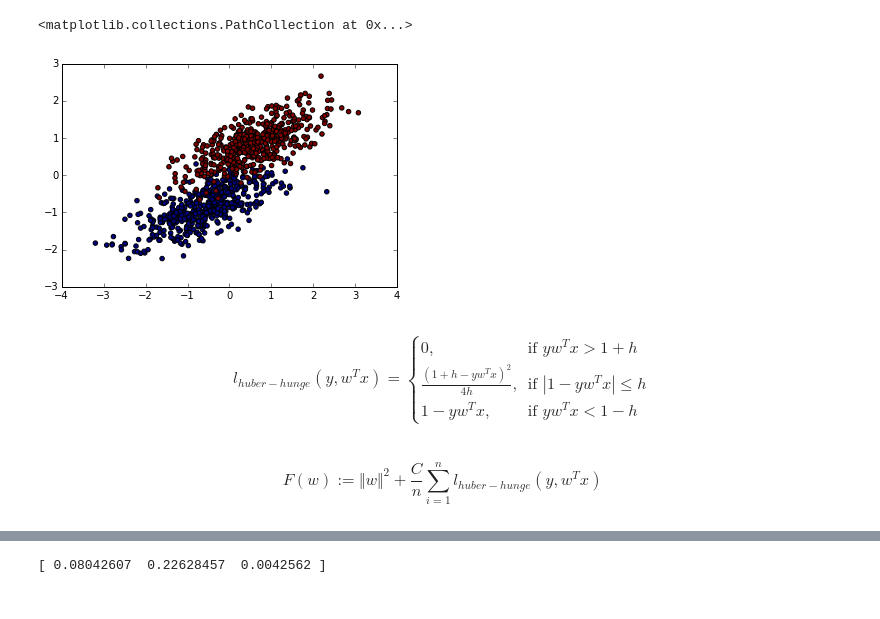
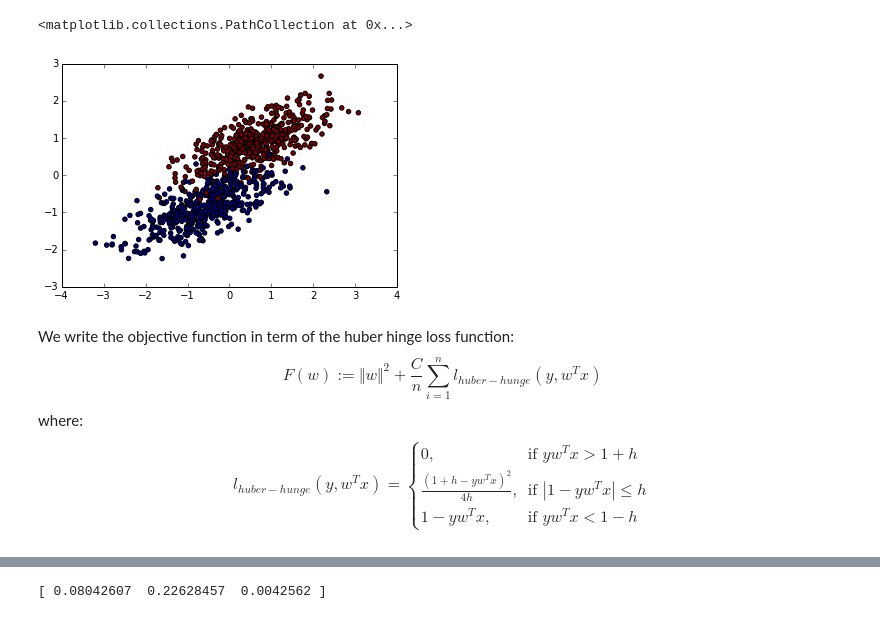
Before and after one commit to mc3784/Computational-Machine-Learning-, a Jupyter notebook: LossFunctions.ipynb, the cells around one changed output, grey strips where cells are left out. Saved outputs shown, nothing was run; the diff lists cells and outputs as text; code cells hidden in the pictures.

```diff
--- a/LossFunctions.ipynb
+++ b/LossFunctions.ipynb
@@ -78,41 +79,33 @@ $$
 # %%
-def dataset_fixed_cov():
+def dataset_fixed_cov(x1MeanDistance,x2MeanDistance,numberOfSamples=1000):
     '''Generate 2 Gaussians samples with the same covariance matrix'''
-    n, dim = 500, 2
+    n, dim = numberOfSamples/2, 2
     np.random.seed(312003)
     C = np.array([[0., -0.23], [0.83, .23]])
 # C = np.array([[0.01, 0], [0, 0.01]])
     X = np.r_[np.dot(np.random.randn(n, dim), C),
-              np.dot(np.random.randn(n, dim), C) + np.array([1, 1])]
+              np.dot(np.random.randn(n, dim), C) + np.array([x1MeanDistance, x2MeanDistance])]
     scaler = StandardScaler()
     scaler.fit(X)
     X_scaled = scaler.transform(X)
     y = np.hstack((-np.ones(n), np.ones(n)))
-    X_scaled=np.column_stack([X_scaled, np.ones([1000])])
-    return X_scaled, y
-
-"""
-def dataset_cov():
-    '''Generate 2 Gaussians samples with different covariance matrices'''
-    n, dim = 300, 2
-    np.random.seed(0)
-    C = np.array([[0., -1.], [2.5, .7]]) * 2.
-    X = np.r_[np.dot(np.random.randn(n, dim), C),
-              np.dot(np.random.randn(n, dim), C.T) + np.array([1, 4])]
-    y = np.hstack((np.zeros(n), np.ones(n)))
-    return X, y
-"""
-dataSet = dataset_fixed_cov()
+    X_scaled=np.column_stack([X_scaled, np.ones([numberOfSamples])])
+    random_seed = 10312003
+    rng = np.random.RandomState(random_seed)
+    permutation = rng.permutation(2*n)
+    return X_scaled[permutation], y[permutation]
+dataSet = dataset_fixed_cov(1,1)
 plt.scatter(dataSet[0][:,0],dataSet[0][:,1],c=dataSet[1][:])
 # %% [output]
 <matplotlib.collections.PathCollection at 0x...>
-[figure, old version]
+[figure, new version]
 # %% [markdown]
+We write the objective function in term of the huber hinge loss function:
+$$F(w):= \Vert w\Vert^2+\frac{C}{n}\sum_{i=1}^{n} l_{huber-hunge}(y,w^Tx)$$
+where:
 $$
 l_{huber-hunge}(y,w^Tx) = \begin{cases} 0, & \mbox{if } yw^Tx>1+h\\
 \frac{(1+h-yw^Tx)^2}{4h}, & \mbox{if } |1-yw^Tx|\le h \\
 1-yw^Tx, & \mbox{if } yw^Tx< 1-h
 \end{cases}
 $$
-# %% [markdown]
-$$F(w):= \Vert w\Vert^2+\frac{C}{n}\sum_{i=1}^{n} l_{huber-hunge}(y,w^Tx)$$
```
Also changed, not shown: parts of 41 cells of this notebook, 1 other file.
